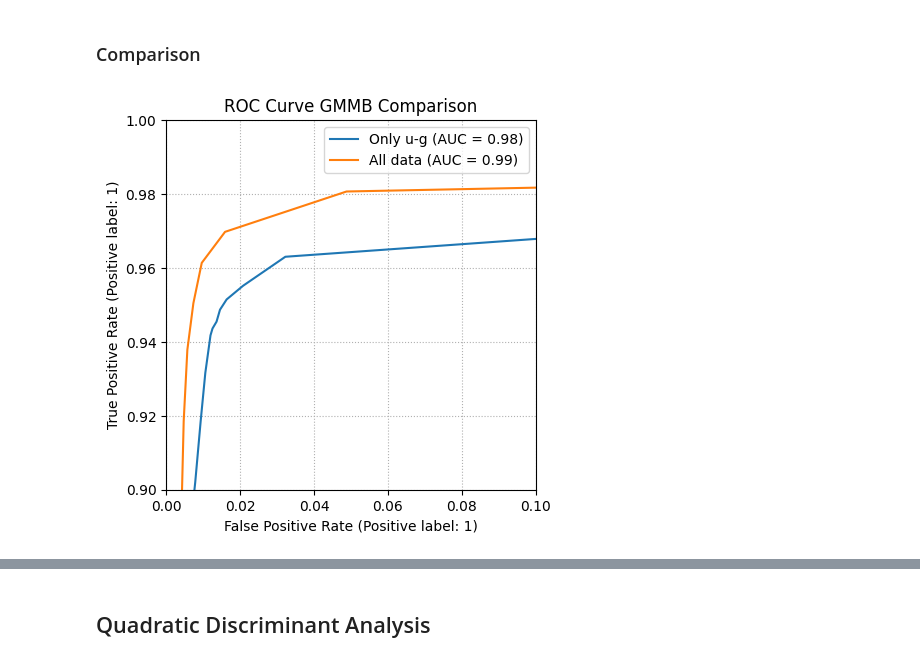
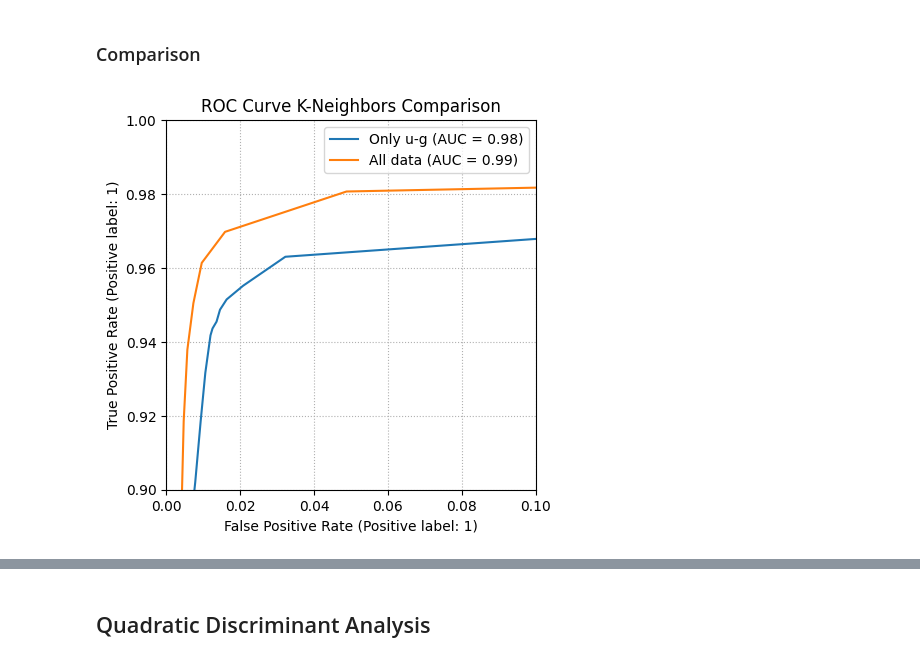
Before and after one commit to APozzi22/astrostatistics_bicocca_2025, a Jupyter notebook: working/E15_SDSS_Galaxies_vs_Quasars.ipynb, the cells around one changed output, grey strips where cells are left out. Saved outputs shown, nothing was run; the diff lists cells and outputs as text; code cells hidden in the pictures.

```diff
--- a/working/E15_SDSS_Galaxies_vs_Quasars.ipynb
+++ b/working/E15_SDSS_Galaxies_vs_Quasars.ipynb
@@ -373,14 +379,14 @@ Contamination: 0.0439
 # %%
 fig, ax = plt.subplots()
 
 RocCurveDisplay.from_predictions(y_test, y_proba, name="Only u-g", ax=ax)
 RocCurveDisplay.from_predictions(y_test_AD, y_proba_AD, name="All data", ax=ax)
 
 plt.xlim(0,0.1)
 plt.ylim(0.9,1)
-plt.title("ROC Curve GMMB Comparison")
+plt.title("ROC Curve K-Neighbors Comparison")
 plt.legend()
 plt.grid(linestyle = ':')
 plt.show()
 # %% [output]
-[figure, old version]
+[figure, new version]
```
Also changed, not shown: parts of 22 cells of this notebook.
